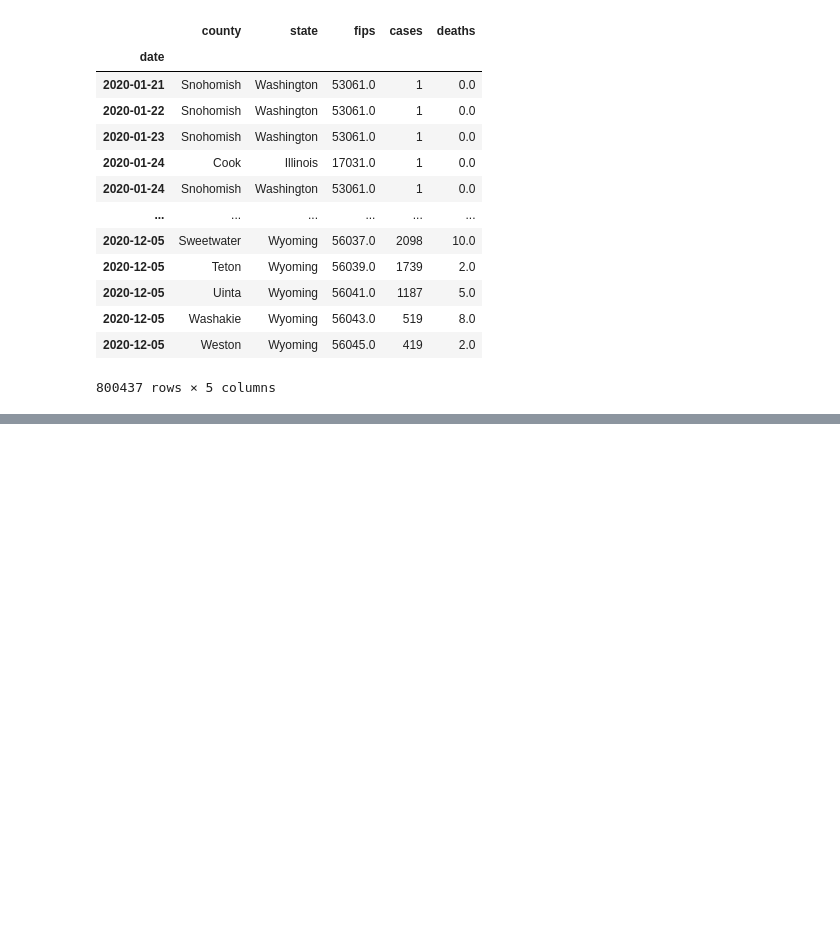
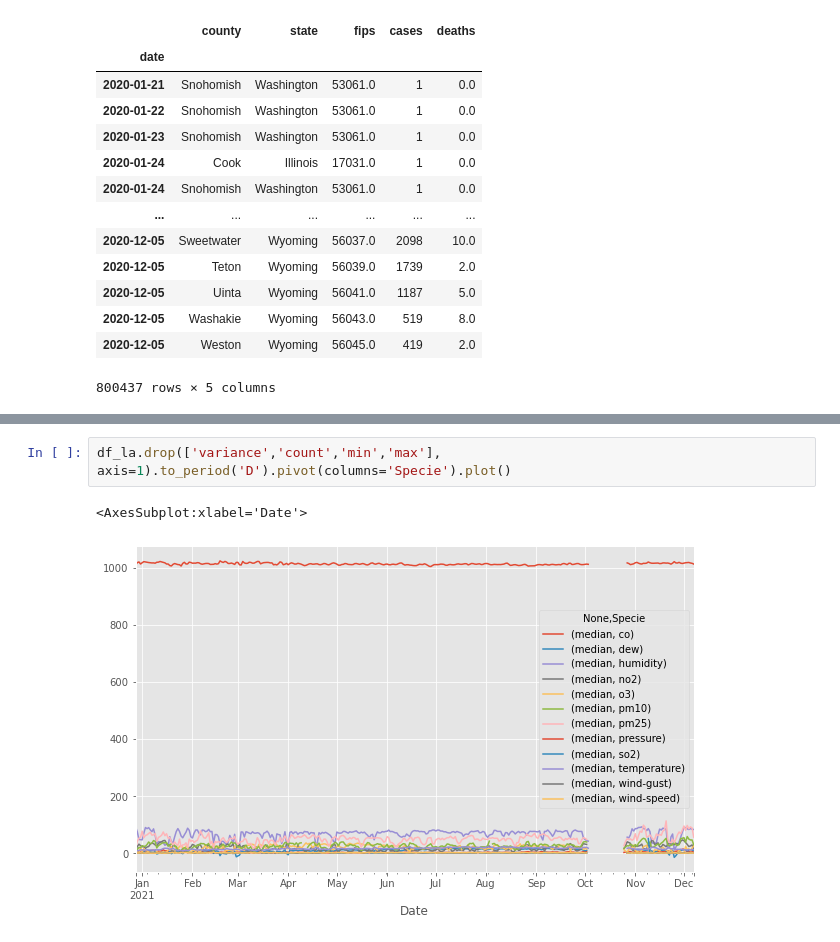
Before and after one commit to ragueroanna/Covid_AirQuality_Analysis, a Jupyter notebook: Initial_EDA_on_AQ_and_Cov_cases.ipynb, the cells around one changed output, grey strips where cells are left out. Drawn from its saved outputs; the diff is of its cells as text; blank space fills up the shorter version.

```diff
--- a/Initial_EDA_on_AQ_and_Cov_cases.ipynb
+++ b/Initial_EDA_on_AQ_and_Cov_cases.ipynb
@@ -136,0 +237,5 @@ df_ct[(df_ct['state']=='California') & (df_ct['county']=='Los Angeles')]
+# %%
+df_la.drop(['variance','count','min','max'], axis=1).to_period('D').pivot(columns='Specie').plot()
+# %% [output]
+<AxesSubplot:xlabel='Date'>
+[figure, added]
```
Also changed, not shown: parts of 28 cells of this notebook.
